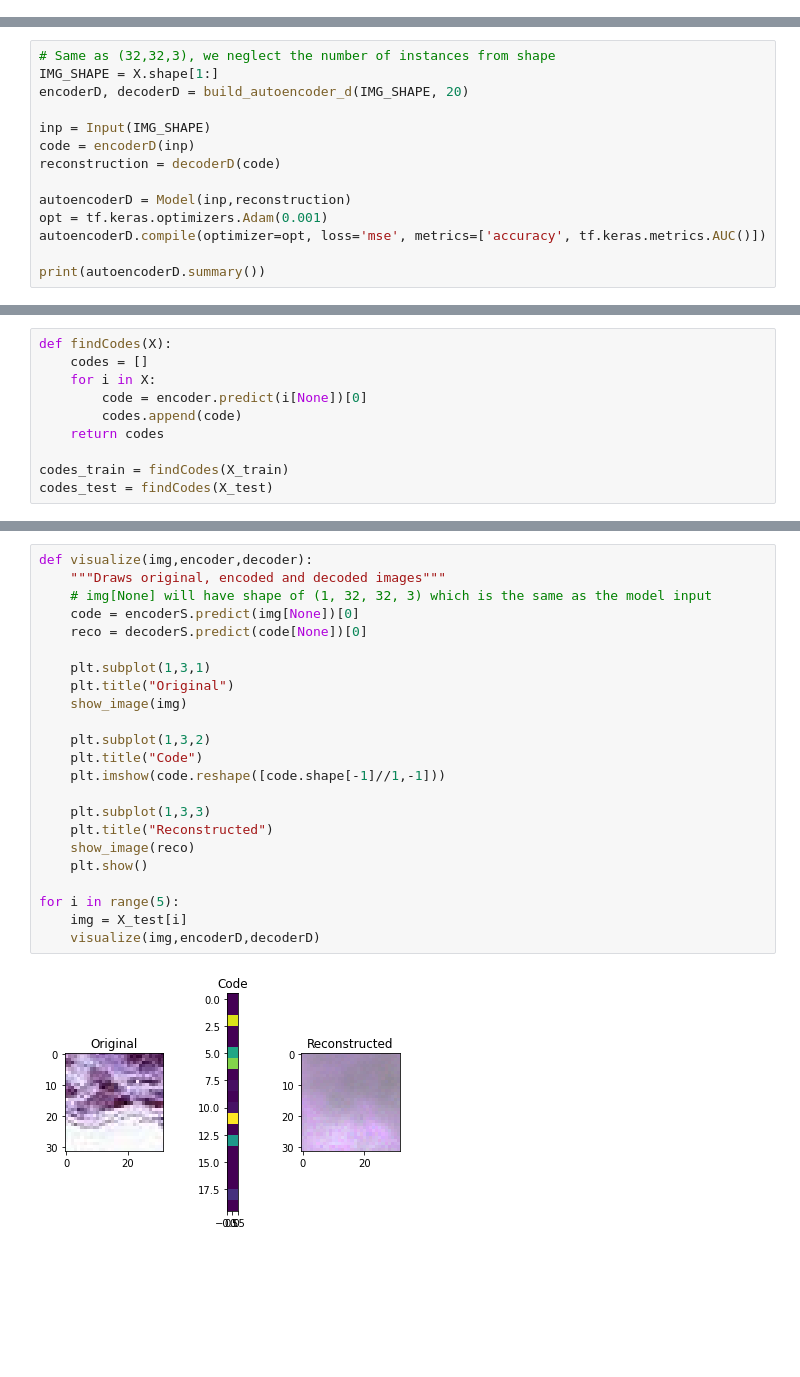
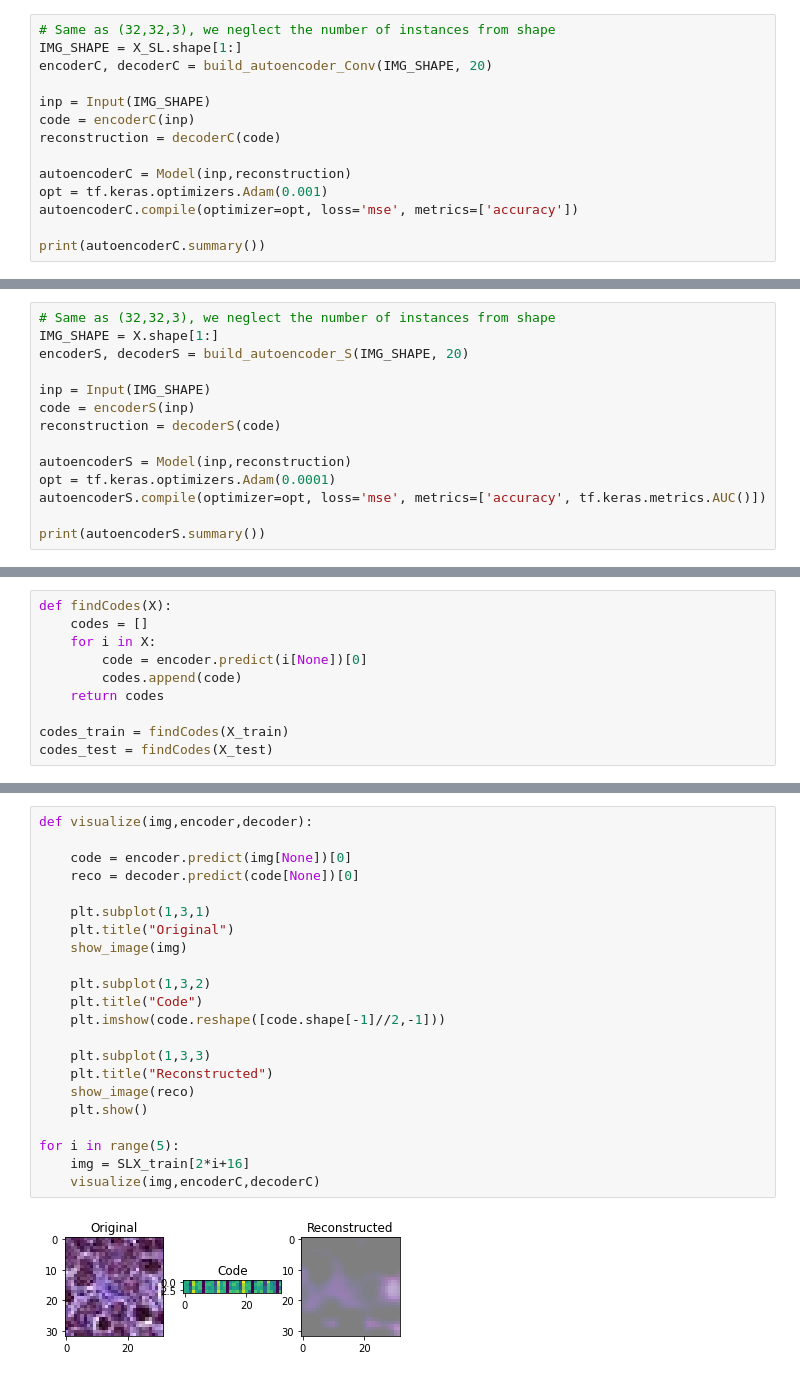
Before and after one commit to EMAT31530/ai-group-project-group-22, a Jupyter notebook: Autoencoder.ipynb, the cells around one changed output, grey strips where cells are left out. Drawn from its saved outputs; the diff is of its cells as text; blank space fills up the shorter version.

```diff
--- a/Autoencoder.ipynb
+++ b/Autoencoder.ipynb
@@ -220,3 +437,17 @@ def build_autoencoder_d(img_shape, code_size):
   decoder.add(Reshape(img_shape))
 
   return encoder, decoder
+# %%
+# Same as (32,32,3), we neglect the number of instances from shape
+IMG_SHAPE = X_SL.shape[1:]
+encoderC, decoderC = build_autoencoder_Conv(IMG_SHAPE, 20)
+
+inp = Input(IMG_SHAPE)
+code = encoderC(inp)
+reconstruction = decoderC(code)
+
+autoencoderC = Model(inp,reconstruction)
+opt = tf.keras.optimizers.Adam(0.001)
+autoencoderC.compile(optimizer=opt, loss='mse', metrics=['accuracy'])
+
+print(autoencoderC.summary())
@@ -223,15 +522,15 @@ def build_autoencoder_d(img_shape, code_size):
 # %%
 # Same as (32,32,3), we neglect the number of instances from shape
 IMG_SHAPE = X.shape[1:]
-encoderD, decoderD = build_autoencoder_d(IMG_SHAPE, 20)
+encoderS, decoderS = build_autoencoder_S(IMG_SHAPE, 20)
 
 inp = Input(IMG_SHAPE)
-code = encoderD(inp)
-reconstruction = decoderD(code)
+code = encoderS(inp)
+reconstruction = decoderS(code)
 
-autoencoderD = Model(inp,reconstruction)
-opt = tf.keras.optimizers.Adam(0.001)
-autoencoderD.compile(optimizer=opt, loss='mse', metrics=['accuracy', tf.keras.metrics.AUC()])
+autoencoderS = Model(inp,reconstruction)
+opt = tf.keras.optimizers.Adam(0.0001)
+autoencoderS.compile(optimizer=opt, loss='mse', metrics=['accuracy', tf.keras.metrics.AUC()])
 
-print(autoencoderD.summary())
+print(autoencoderS.summary())
 # %% [output]
@@ -386,25 +607,24 @@ plt.show()
 # %%
 def visualize(img,encoder,decoder):
-    """Draws original, encoded and decoded images"""
-    # img[None] will have shape of (1, 32, 32, 3) which is the same as the model input
-    code = encoderS.predict(img[None])[0]
-    reco = decoderS.predict(code[None])[0]
+
+    code = encoder.predict(img[None])[0]
+    reco = decoder.predict(code[None])[0]
 
     plt.subplot(1,3,1)
     plt.title("Original")
     show_image(img)
 
     plt.subplot(1,3,2)
     plt.title("Code")
-    plt.imshow(code.reshape([code.shape[-1]//1,-1]))
+    plt.imshow(code.reshape([code.shape[-1]//2,-1]))
 
     plt.subplot(1,3,3)
     plt.title("Reconstructed")
     show_image(reco)
     plt.show()
 
 for i in range(5):
-    img = X_test[i]
-    visualize(img,encoderD,decoderD)
+    img = SLX_train[2*i+16]
+    visualize(img,encoderC,decoderC)
 # %% [output]
-[figure, old version]
+[figure, new version]
```
Also changed, not shown: parts of 70 cells of this notebook.
